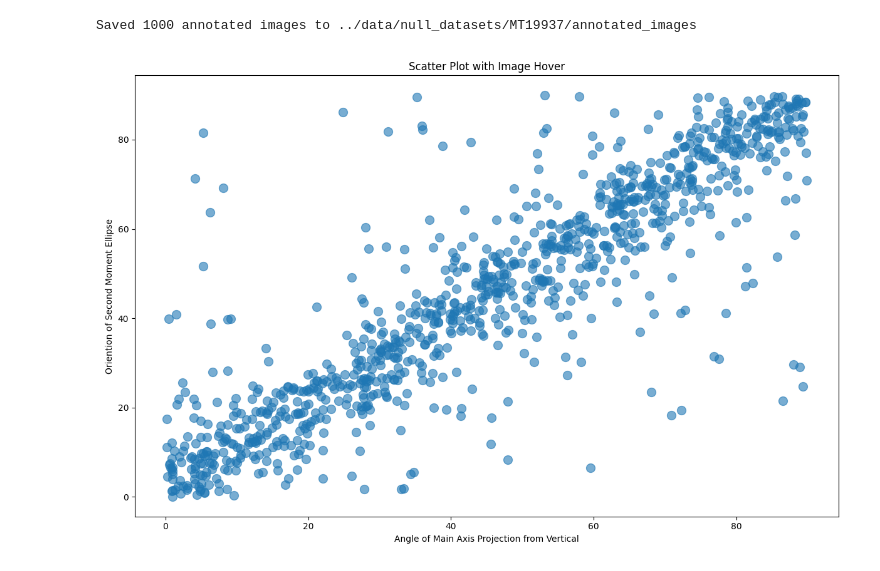
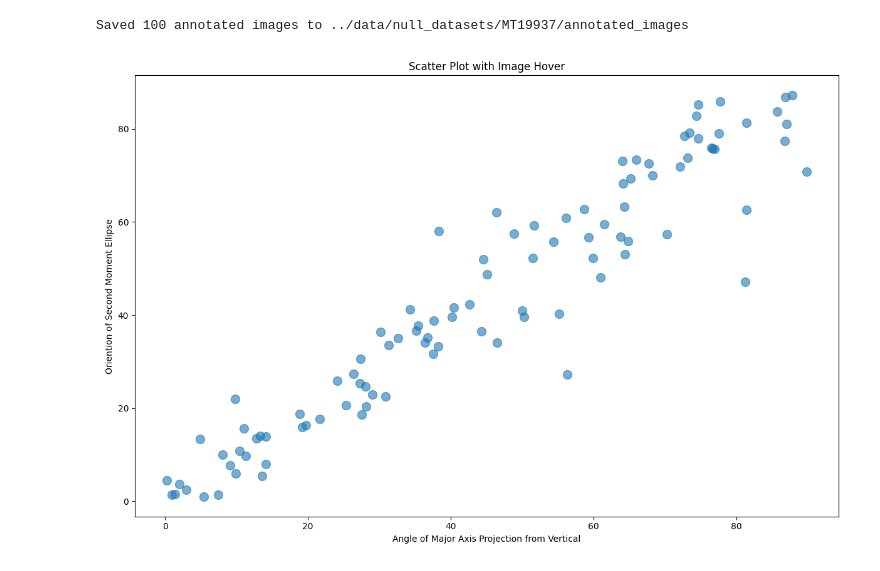
Before and after one commit to tendejan/sticks-and-lines-study, a Jupyter notebook: src/test_main_axis_features.ipynb, the cells around one changed output. Drawn from its saved outputs; the diff is of its cells as text; code cells hidden in the pictures.

Commit message:
working pipeline for exp and null

```diff
--- a/src/test_main_axis_features.ipynb
+++ b/src/test_main_axis_features.ipynb
@@ -5,6 +7,8 @@ import polars as pl
 # %%
 rotation_data = pl.read_csv("../data/null_datasets/MT19937/rotation_data.csv")
 moments = pl.read_csv("../data/null_datasets/MT19937/MT19937_region_props_moments.csv").with_columns(
-    (pl.col('image').str.extract(r"rendition_(\d+_\w+)\.jpg").alias('KID_IDFrameKey')),
-    (pl.col('image').str.extract(r"rendition_(\d+)_\w+\.jpg").cast(pl.Int64).alias('index'))
+    (pl.col('image').str.extract(r"(\d+_\w+)\.jpg").alias('KID_IDFrameKey')),
+    (pl.col('image').str.extract(r"(\d+)_\w+\.jpg").cast(pl.Int64).alias('index'))
     ).sort(pl.col('index'))
+
+full_set_of_data = rotation_data.join(moments, pl.col('KID_IDFrameKey'))
@@ -61,3 +74,5 @@ shape: (1_000, 18)
+# %%
+full_set_of_data = full_set_of_data.sample(n=100, shuffle=True)
 # %%
 import matplotlib.pyplot as plt
 from matplotlib.patches import FancyArrow, Ellipse
@@ -66,7 +81,7 @@ from PIL import Image
 import os
 import numpy as np
 
-# Create output directory if it doesn't exist
+# Create output directory if it doesn't exist #TODO take this as an arg, create a debug directory
 output_dir = "../data/null_datasets/MT19937/annotated_images"
 os.makedirs(output_dir, exist_ok=True)
 
@@ -80,36 +95,37 @@ for i, row in enumerate(full_set_of_data.iter_rows(named=True)):
     # Clear the previous plot
     ax.clear()
 
-    # Load and display image
+    # Load and display image #TODO take the path as an arg, add a column to the dataframe for each row that records the original location and the debug
     img = Image.open(f"../data/null_datasets/MT19937/renditions/{row['image']}")
     ax.imshow(img)
 
     x = row['centroid_x']
     y = row['centroid_y']
 
-    # Add arrow (red, thicker)
-    dx = rotated_axes[i][0] * 100
-    dy = rotated_axes[i][1] * -100
-    arr_patch = FancyArrow(x, y, dx, dy, color='r', width=5, head_width=15, head_length=10)
+    # Add arrow
+    dx = row['rotated_axes'][0] * 100
+    dy = row['rotated_axes'][1] * -100 # Needs to be flipped due to convention mismatch
+    arr_patch = FancyArrow(x, y, dx, dy, color='r', width=7, head_width=15, head_length=10)
     ax.add_patch(arr_patch)
 
-    # Add ellipse (blue, thicker)
+    # Add ellipse
+    # Flip the sign because of convention mismatch
     ell_patch = Ellipse((x, y), 2*row['axis_major_length'], 2*row['axis_minor_length'],
-                        angle=-row['orientation_degrees'], fill=False, edgecolor='b', linewidth=3)
+                        angle=-row['orientation_degrees'], fill=False, edgecolor='b', linewidth=1)
     ax.add_patch(ell_patch)
 
-    # Add main axis line (yellow, thick, unit length)
+    # Add main axis line #TODO check the terminology here
+    # Flip the sign of the angle because of convention mismatch
     angle_rad = np.deg2rad(-row['orientation_degrees'])
-    unit_length = 100  # Same scale as the arrow (100 pixels)
 
     # Calculate endpoints of unit-length major axis
-    x1 = x - 0.5 * unit_length * np.cos(angle_rad)
-    y1 = y - 0.5 * unit_length * np.sin(angle_rad)
-    x2 = x + 0.5 * unit_length * np.cos(angle_rad)
-    y2 = y + 0.5 * unit_length * np.sin(angle_rad)
+    x1 = x - np.cos(angle_rad) * row['axis_major_length']
+    y1 = y - np.sin(angle_rad) * row['axis_major_length']
+    x2 = x + np.cos(angle_rad) * row['axis_major_length']
+    y2 = y + np.sin(angle_rad) * row['axis_major_length']
 
     # Draw the major axis
-    major_axis_line = Line2D([x1, x2], [y1, y2], color='g', linewidth=3)
+    major_axis_line = Line2D([x1, x2], [y1, y2], color='c', linewidth=3)
     ax.add_line(major_axis_line)
 
     ax.set_title(row['image'])
@@ -133,7 +149,7 @@ combined_dataframe = full_set_of_data.with_columns(
 
 print(f"Saved {len(saved_image_paths)} annotated images to {output_dir}")
 # %% [output]
-Saved 1000 annotated images to ../data/null_datasets/MT19937/annotated_images
+Saved 100 annotated images to ../data/null_datasets/MT19937/annotated_images
 # %%
 # Enable interactive mode for Jupyter
 %matplotlib widget
@@ -150,12 +166,12 @@ fig, ax = plt.subplots(figsize=(12, 8))
 # Create the scatter plot
 scatter = ax.scatter(
     combined_dataframe['angle_from_vert'],
-    combined_dataframe['orientation_degrees_clamped'],
+    combined_dataframe['orientation_degrees_from_vertical'],
     s=100,
     alpha=0.6
 )
 
-ax.set_xlabel('Angle of Main Axis Projection from Vertical')
+ax.set_xlabel('Angle of Major Axis Projection from Vertical')
 ax.set_ylabel('Oriention of Second Moment Ellipse')
 ax.set_title('Scatter Plot with Image Hover')
 
@@ -192,7 +208,7 @@ def hover(event):
 
             # Get data for this point (Polars syntax)
             x = combined_dataframe['angle_from_vert'][idx]
-            y = combined_dataframe['orientation_degrees_clamped'][idx]
+            y = combined_dataframe['orientation_degrees_from_vertical'][idx]
             image_name = combined_dataframe['image'][idx]
             image_path = combined_dataframe['annotated_image_path'][idx]
 
@@ -204,31 +220,31 @@ def hover(event):
 
             # Load and display image
             try:
                 img = Image.open(image_path)
                 # Resize image if too large
                 img.thumbnail((400, 400))
 
                 # Update image box
                 imagebox_new = OffsetImage(img, zoom=1)
                 imagebox.offsetbox = imagebox_new
                 imagebox.xy = (x, y)
                 imagebox.set_visible(True)
             except Exception as e:
                 print(f"Error loading image: {e}")
                 imagebox.set_visible(False)
 
             fig.canvas.draw_idle()
         else:
             # Hide annotations when not hovering over points
             if annot.get_visible():
                 annot.set_visible(False)
                 imagebox.set_visible(False)
                 fig.canvas.draw_idle()
 
 # Connect the hover event
 fig.canvas.mpl_connect("motion_notify_event", hover)
 
 plt.tight_layout()
 plt.show()
 # %% [output]
-[figure, old version]
+[figure, new version]
```
Also changed, not shown: parts of 5 cells of this notebook, 5 other files.
